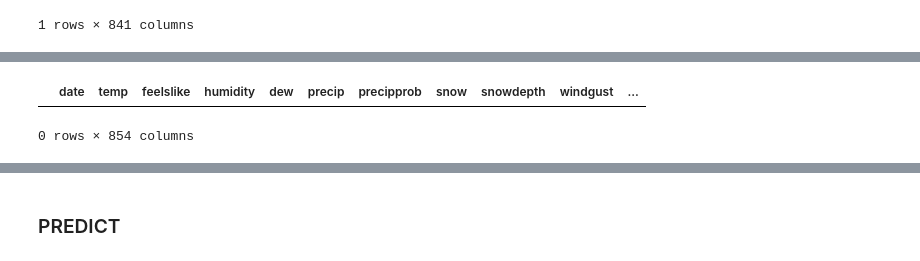
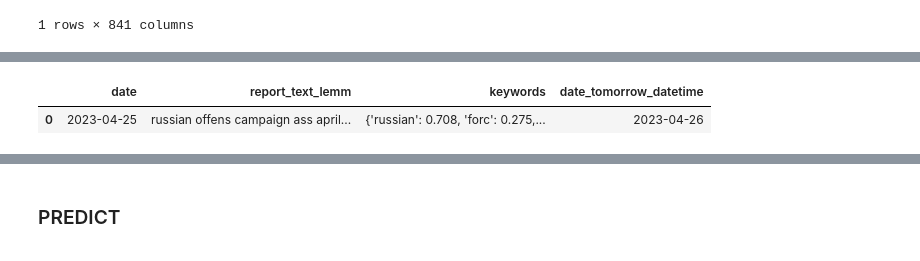
Before and after one commit to Gerent-wer/Alert-Prediction, a Jupyter notebook: 5_predict_alarms.ipynb, the cells around one changed output, grey strips where cells are left out. Cells and saved outputs as stored; diff of their text form; code cells hidden in the pictures.

```diff
--- a/5_predict_alarms.ipynb
+++ b/5_predict_alarms.ipynb
@@ -302,5 +201,7 @@ merged_df = pd.merge(data_merged, vectors_df,on='date')
-# %%
-merged_df.head()
-# %% [output]
-|  | date | temp | feelslike | humidity | dew | precip | precipprob | snow | snowdepth | windgust | ... |
-0 rows × 854 columns
+# %%
+df_isw_short = data_preprocessed[['date','report_text_lemm','keywords','date_tomorrow_datetime']]
+# %%
+df_isw_short.head()
+# %% [output]
+|  | date | report_text_lemm | keywords | date_tomorrow_datetime |
+| 0 | 2023-04-25 | russian offens campaign ass april... | {'russian': 0.708, 'forc': 0.275,... | 2023-04-26 |
```
Also changed, not shown: parts of 31 cells of this notebook.
